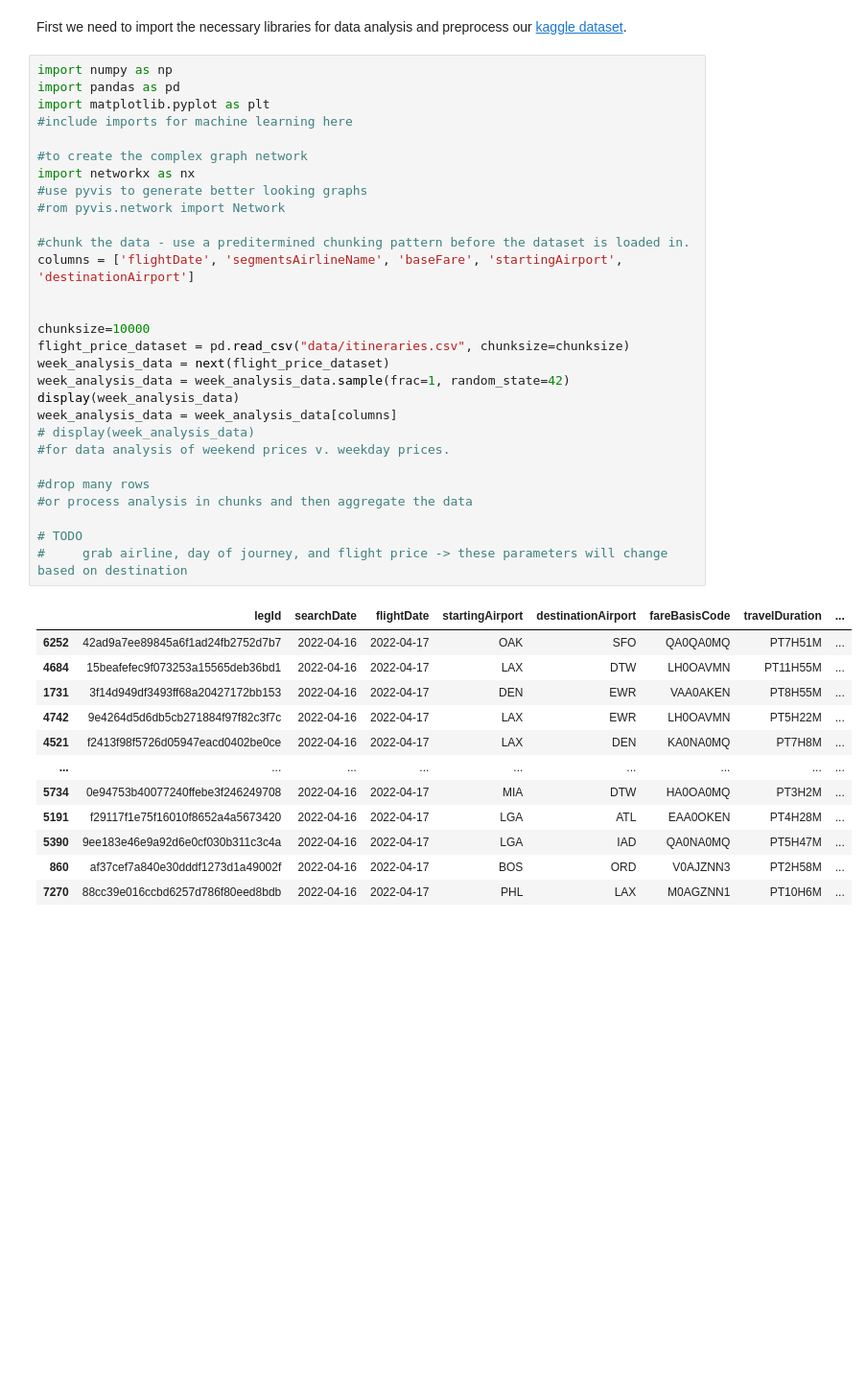
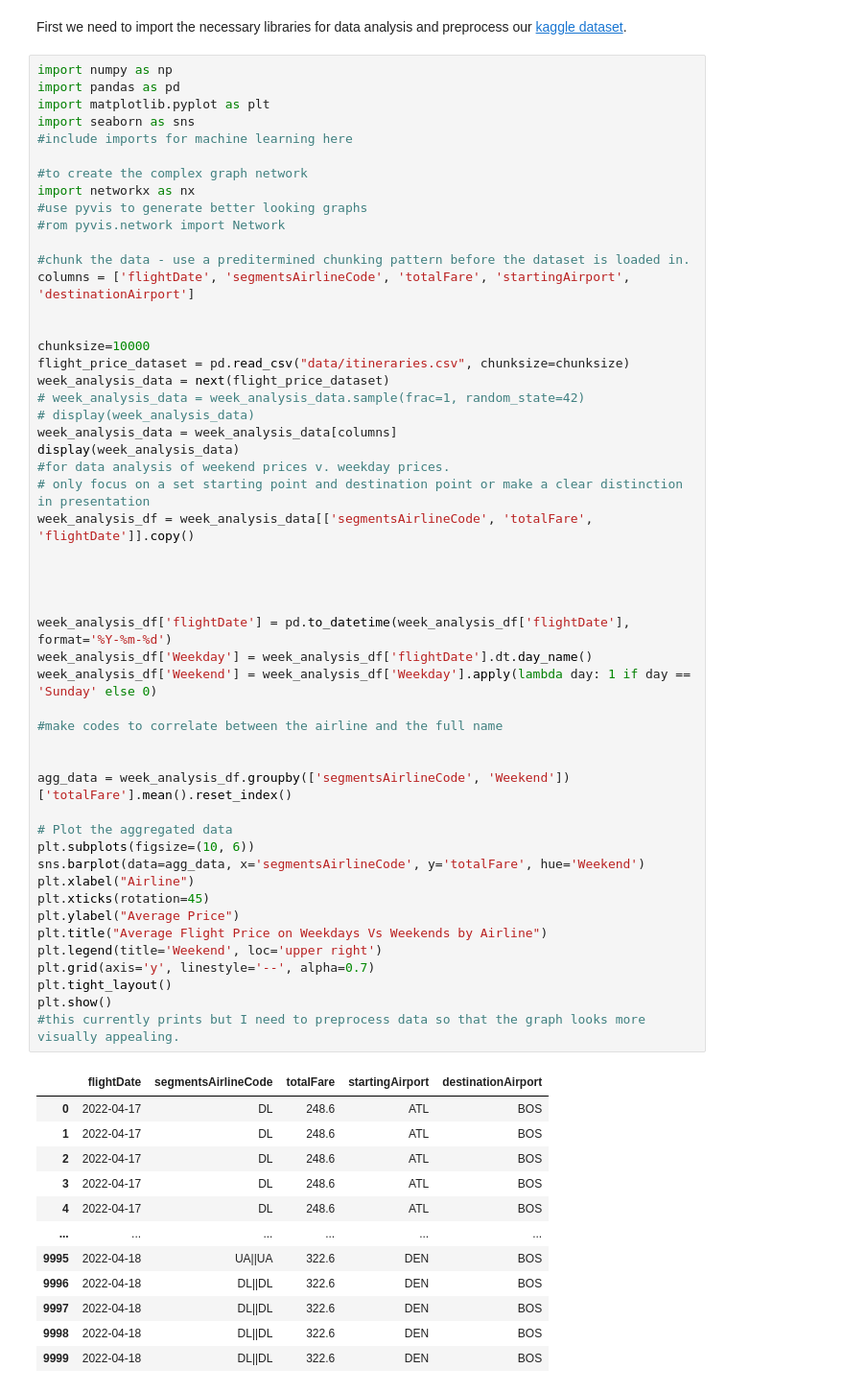
Before and after one commit to emshao/FlightPricePredictor, a Jupyter notebook: planepredictions_final_project.ipynb, the cells around one changed output. Shown at 96% size. Saved outputs shown, nothing was run; the diff lists cells and outputs as text; blank space fills up the shorter version.

Commit message:
Weekend v. Weekday Graphs

```diff
--- a/planepredictions_final_project.ipynb
+++ b/planepredictions_final_project.ipynb
@@ -13,42 +13,64 @@ First we need to import the necessary libraries for data analysis and preprocess
 # %%
 import numpy as np
 import pandas as pd
 import matplotlib.pyplot as plt
+import seaborn as sns
 #include imports for machine learning here
 
 #to create the complex graph network
 import networkx as nx
 #use pyvis to generate better looking graphs
 #rom pyvis.network import Network
 
 #chunk the data - use a preditermined chunking pattern before the dataset is loaded in.
-columns = ['flightDate', 'segmentsAirlineName', 'baseFare', 'startingAirport', 'destinationAirport']
+columns = ['flightDate', 'segmentsAirlineCode', 'totalFare', 'startingAirport', 'destinationAirport']
 
 
 chunksize=10000
 flight_price_dataset = pd.read_csv("data/itineraries.csv", chunksize=chunksize)
 week_analysis_data = next(flight_price_dataset)
-week_analysis_data = week_analysis_data.sample(frac=1, random_state=42)
+# week_analysis_data = week_analysis_data.sample(frac=1, random_state=42)
+# display(week_analysis_data)
+week_analysis_data = week_analysis_data[columns]
 display(week_analysis_data)
-week_analysis_data = week_analysis_data[columns]
-# display(week_analysis_data)
 #for data analysis of weekend prices v. weekday prices.
+# only focus on a set starting point and destination point or make a clear distinction in presentation
+week_analysis_df = week_analysis_data[['segmentsAirlineCode', 'totalFare', 'flightDate']].copy()
 
-#drop many rows
-#or process analysis in chunks and then aggregate the data
 
-# TODO
-#     grab airline, day of journey, and flight price -> these parameters will change based on destination
+
+
+week_analysis_df['flightDate'] = pd.to_datetime(week_analysis_df['flightDate'], format='%Y-%m-%d')
+week_analysis_df['Weekday'] = week_analysis_df['flightDate'].dt.day_name()
+week_analysis_df['Weekend'] = week_analysis_df['Weekday'].apply(lambda day: 1 if day == 'Sunday' else 0)
+
+#make codes to correlate between the airline and the full name
+
+
+agg_data = week_analysis_df.groupby(['segmentsAirlineCode', 'Weekend'])['totalFare'].mean().reset_index()
+
+# Plot the aggregated data
+plt.subplots(figsize=(10, 6))
+sns.barplot(data=agg_data, x='segmentsAirlineCode', y='totalFare', hue='Weekend')
+plt.xlabel("Airline")
+plt.xticks(rotation=45)
+plt.ylabel("Average Price")
+plt.title("Average Flight Price on Weekdays Vs Weekends by Airline")
+plt.legend(title='Weekend', loc='upper right')
+plt.grid(axis='y', linestyle='--', alpha=0.7)
+plt.tight_layout()
+plt.show()
+#this currently prints but I need to preprocess data so that the graph looks more visually appealing.
 # %% [output]
-|  | legId | searchDate | flightDate | startingAirport | destinationAirport | fareBasisCode | travelDuration | ... |
-| 6252 | 42ad9a7ee89845a6f1ad24fb2752d7b7 | 2022-04-16 | 2022-04-17 | OAK | SFO | QA0QA0MQ | PT7H51M | ... |
-| 4684 | 15beafefec9f073253a15565deb36bd1 | 2022-04-16 | 2022-04-17 | LAX | DTW | LH0OAVMN | PT11H55M | ... |
-| 1731 | 3f14d949df3493ff68a20427172bb153 | 2022-04-16 | 2022-04-17 | DEN | EWR | VAA0AKEN | PT8H55M | ... |
-| 4742 | 9e4264d5d6db5cb271884f97f82c3f7c | 2022-04-16 | 2022-04-17 | LAX | EWR | LH0OAVMN | PT5H22M | ... |
-| 4521 | f2413f98f5726d05947eacd0402be0ce | 2022-04-16 | 2022-04-17 | LAX | DEN | KA0NA0MQ | PT7H8M | ... |
-| ... | ... | ... | ... | ... | ... | ... | ... | ... |
-| 5734 | 0e94753b40077240ffebe3f246249708 | 2022-04-16 | 2022-04-17 | MIA | DTW | HA0OA0MQ | PT3H2M | ... |
-| 5191 | f29117f1e75f16010f8652a4a5673420 | 2022-04-16 | 2022-04-17 | LGA | ATL | EAA0OKEN | PT4H28M | ... |
-| 5390 | 9ee183e46e9a92d6e0cf030b311c3c4a | 2022-04-16 | 2022-04-17 | LGA | IAD | QA0NA0MQ | PT5H47M | ... |
-| 860 | af37cef7a840e30dddf1273d1a49002f | 2022-04-16 | 2022-04-17 | BOS | ORD | V0AJZNN3 | PT2H58M | ... |
-| 7270 | 88cc39e016ccbd6257d786f80eed8bdb | 2022-04-16 | 2022-04-17 | PHL | LAX | M0AGZNN1 | PT10H6M | ... |
+|  | flightDate | segmentsAirlineCode | totalFare | startingAirport | destinationAirport |
+| 0 | 2022-04-17 | DL | 248.6 | ATL | BOS |
+| 1 | 2022-04-17 | DL | 248.6 | ATL | BOS |
+| 2 | 2022-04-17 | DL | 248.6 | ATL | BOS |
+| 3 | 2022-04-17 | DL | 248.6 | ATL | BOS |
+| 4 | 2022-04-17 | DL | 248.6 | ATL | BOS |
+| ... | ... | ... | ... | ... | ... |
+| 9995 | 2022-04-18 | UA||UA | 322.6 | DEN | BOS |
+| 9996 | 2022-04-18 | DL||DL | 322.6 | DEN | BOS |
+| 9997 | 2022-04-18 | DL||DL | 322.6 | DEN | BOS |
+| 9998 | 2022-04-18 | DL||DL | 322.6 | DEN | BOS |
+| 9999 | 2022-04-18 | DL||DL | 322.6 | DEN | BOS |
```
Also changed, not shown: parts of 1 cell of this notebook.
